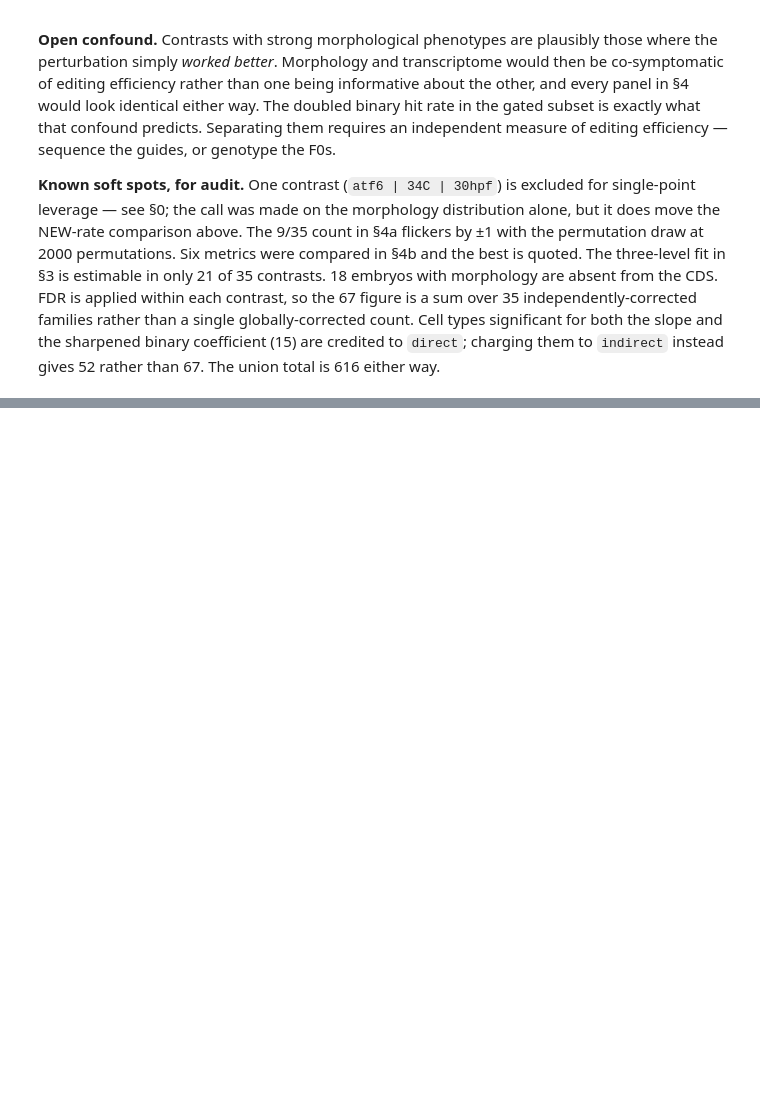
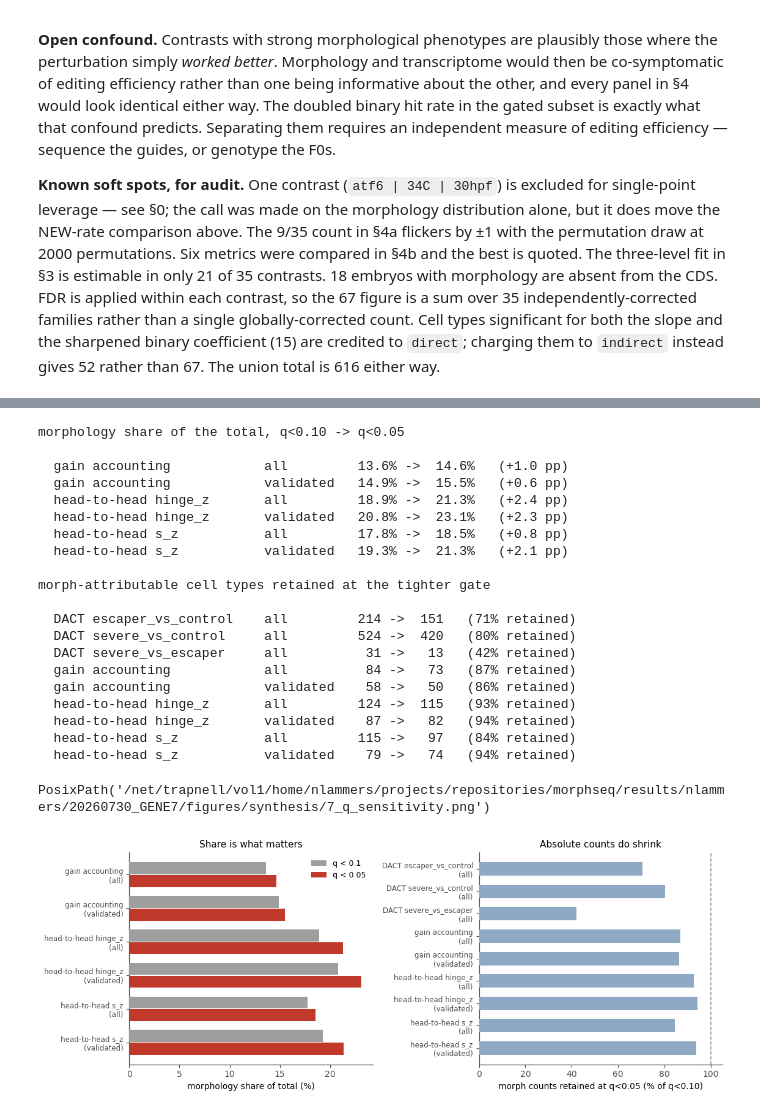
Before and after one commit to Marazzano/morphseq, a Jupyter notebook: results/nlammers/20260730_GENE7/gene7_synthesis.ipynb, the cells around one changed output, grey strips where cells are left out. Cells and saved outputs as stored; diff of their text form; code cells hidden in the pictures; blank space fills up the shorter version.

```diff
--- a/results/nlammers/20260730_GENE7/gene7_synthesis.ipynb
+++ b/results/nlammers/20260730_GENE7/gene7_synthesis.ipynb
@@ -925,0 +1141,61 @@ is 616 either way.
+# %%
+# Does the morphology SHARE hold up? Only the families where a share is defined.
+share = sensitivity.dropna(subset=["morph_share"]).copy()
+pivot = share.pivot_table(index=["family", "subset"], columns="q", values="morph_share")
+pivot["change_pp"] = 100 * (pivot[0.05] - pivot[0.10])
+
+print("morphology share of the total, q<0.10 -> q<0.05\n")
+for (family, subset), row in pivot.iterrows():
+    print(f"  {family:26s} {subset:10s} "
+          f"{row[0.10]:6.1%} -> {row[0.05]:6.1%}   ({row['change_pp']:+.1f} pp)")
+
+counts = sensitivity.pivot_table(index=["family", "subset"], columns="q", values="morph_only")
+counts["retained"] = counts[0.05] / counts[0.10]
+print("\nmorph-attributable cell types retained at the tighter gate\n")
+for (family, subset), row in counts.iterrows():
+    print(f"  {family:26s} {subset:10s} "
+          f"{int(row[0.10]):4d} -> {int(row[0.05]):4d}   ({row['retained']:.0%} retained)")
+
+figure, axes = plt.subplots(1, 2, figsize=(11.4, 4.4))
+labels = [f"{f}\n({s})" for f, s in pivot.index]
+y = np.arange(len(pivot))
+for offset, threshold, colour in ((-0.19, 0.10, "0.62"), (0.19, 0.05, "#C0392B")):
+    axes[0].barh(y + offset, 100 * pivot[threshold], height=0.36, color=colour,
+                 label=f"q < {threshold:g}", zorder=3)
+axes[0].set_yticks(y); axes[0].set_yticklabels(labels, fontsize=8.5)
+axes[0].invert_yaxis(); axes[0].set_xlabel("morphology share of total (%)")
+axes[0].legend(fontsize=9); axes[0].set_title("Share is what matters", fontsize=11)
+
+keep = counts.dropna()
+labels2 = [f"{f}\n({s})" for f, s in keep.index]
+y2 = np.arange(len(keep))
+axes[1].barh(y2, 100 * keep["retained"], height=0.6, color="#8FA9C4", zorder=3)
+axes[1].axvline(100, color="0.55", linestyle="--", linewidth=1.1, zorder=2)
+axes[1].set_yticks(y2); axes[1].set_yticklabels(labels2, fontsize=8.5)
+axes[1].invert_yaxis(); axes[1].set_xlabel("morph counts retained at q<0.05 (% of q<0.10)")
+axes[1].set_title("Absolute counts do shrink", fontsize=11)
+figure.tight_layout()
+ep.save_inline(figure, FIGURES / "7_q_sensitivity")
+# %% [output]
+morphology share of the total, q<0.10 -> q<0.05
+
+  gain accounting            all         13.6% ->  14.6%   (+1.0 pp)
+  gain accounting            validated   14.9% ->  15.5%   (+0.6 pp)
+  head-to-head hinge_z       all         18.9% ->  21.3%   (+2.4 pp)
+  head-to-head hinge_z       validated   20.8% ->  23.1%   (+2.3 pp)
+  head-to-head s_z           all         17.8% ->  18.5%   (+0.8 pp)
+  head-to-head s_z           validated   19.3% ->  21.3%   (+2.1 pp)
+
+morph-attributable cell types retained at the tighter gate
+
+  DACT escaper_vs_control    all         214 ->  151   (71% retained)
+  DACT severe_vs_control     all         524 ->  420   (80% retained)
+  DACT severe_vs_escaper     all          31 ->   13   (42% retained)
+  gain accounting            all          84 ->   73   (87% retained)
+  gain accounting            validated    58 ->   50   (86% retained)
+  head-to-head hinge_z       all         124 ->  115   (93% retained)
+  head-to-head hinge_z       validated    87 ->   82   (94% retained)
+  head-to-head s_z           all         115 ->   97   (84% retained)
+  head-to-head s_z           validated    79 ->   74   (94% retained)
+PosixPath('/net/trapnell/vol1/home/nlammers/projects/repositories/morphseq/results/nlammers/20260730_GENE7/figures/synthesis/7_q_sensitivity.png')
+[figure, added]
```
Also changed, not shown: parts of 6 cells of this notebook, 11 other files.
